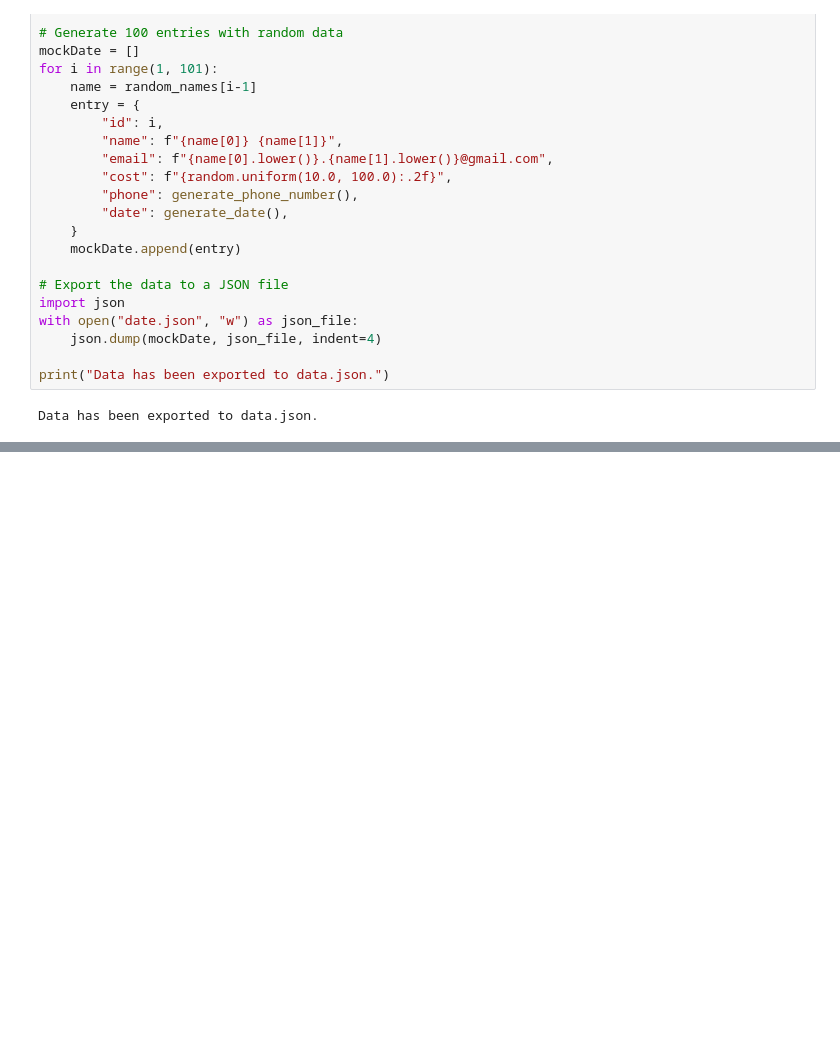
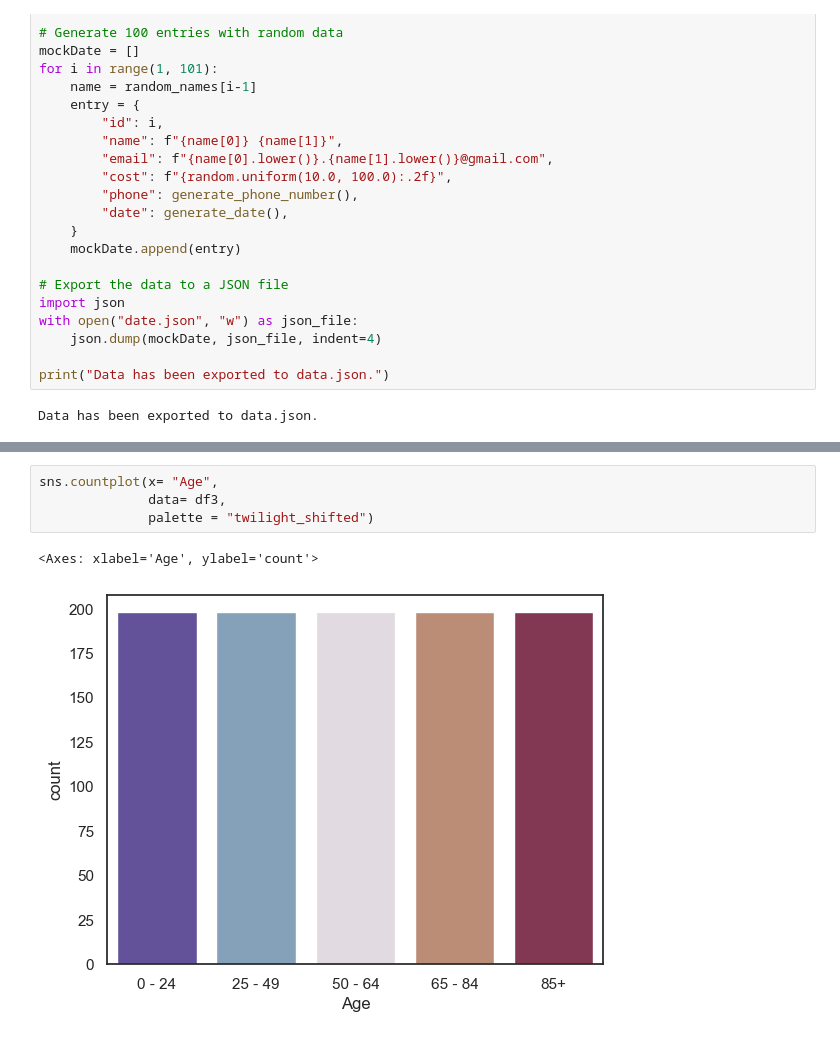
Before and after one commit to ayor213/react_dashboard, a Jupyter notebook: randon.ipynb, the cells around one changed output, grey strips where cells are left out. Saved outputs shown, nothing was run; the diff lists cells and outputs as text; blank space fills up the shorter version.

```diff
--- a/randon.ipynb
+++ b/randon.ipynb
@@ -135,0 +342,7 @@ Data has been exported to data.json.
+# %%
+sns.countplot(x= "Age",
+              data= df3,
+              palette = "twilight_shifted")
+# %% [output]
+<Axes: xlabel='Age', ylabel='count'>
+[figure, added]
```
Also changed, not shown: parts of 27 cells of this notebook, 25 other files.
